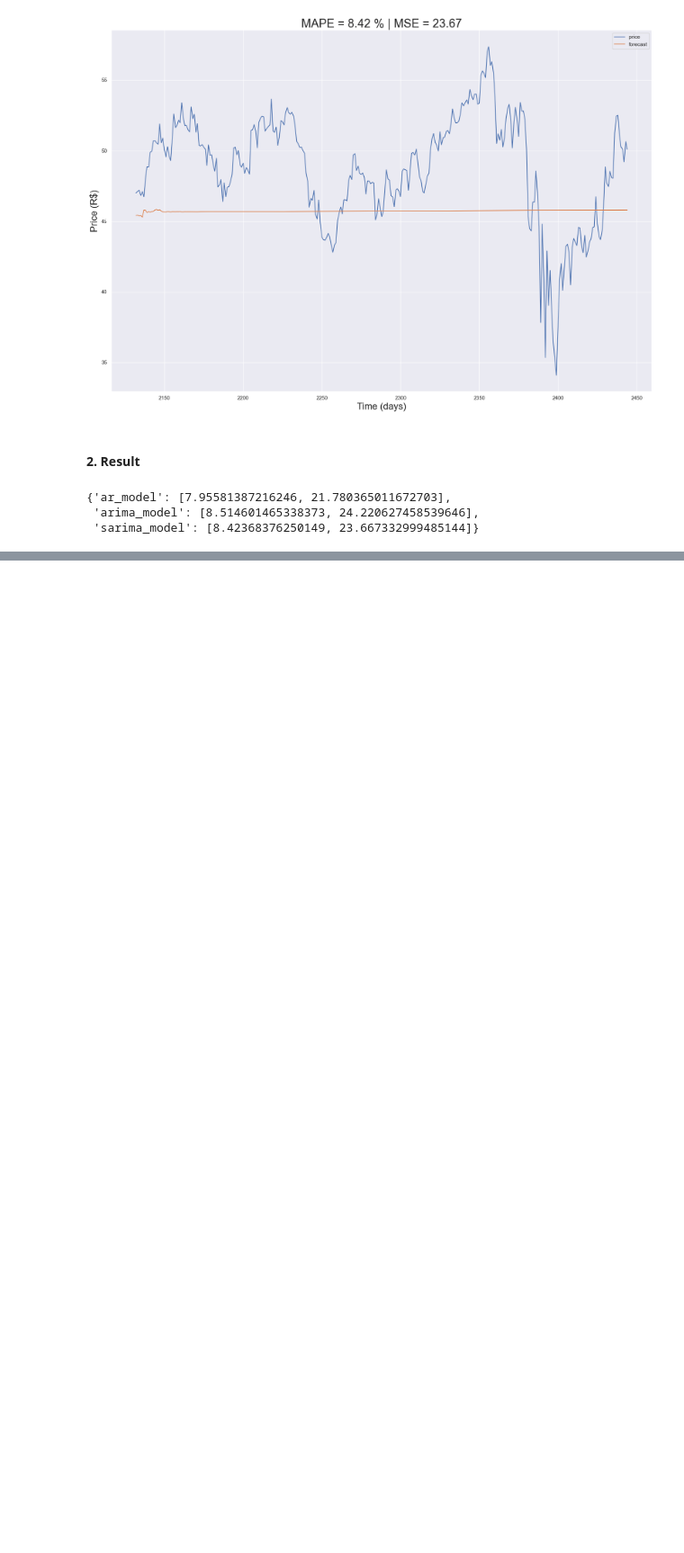
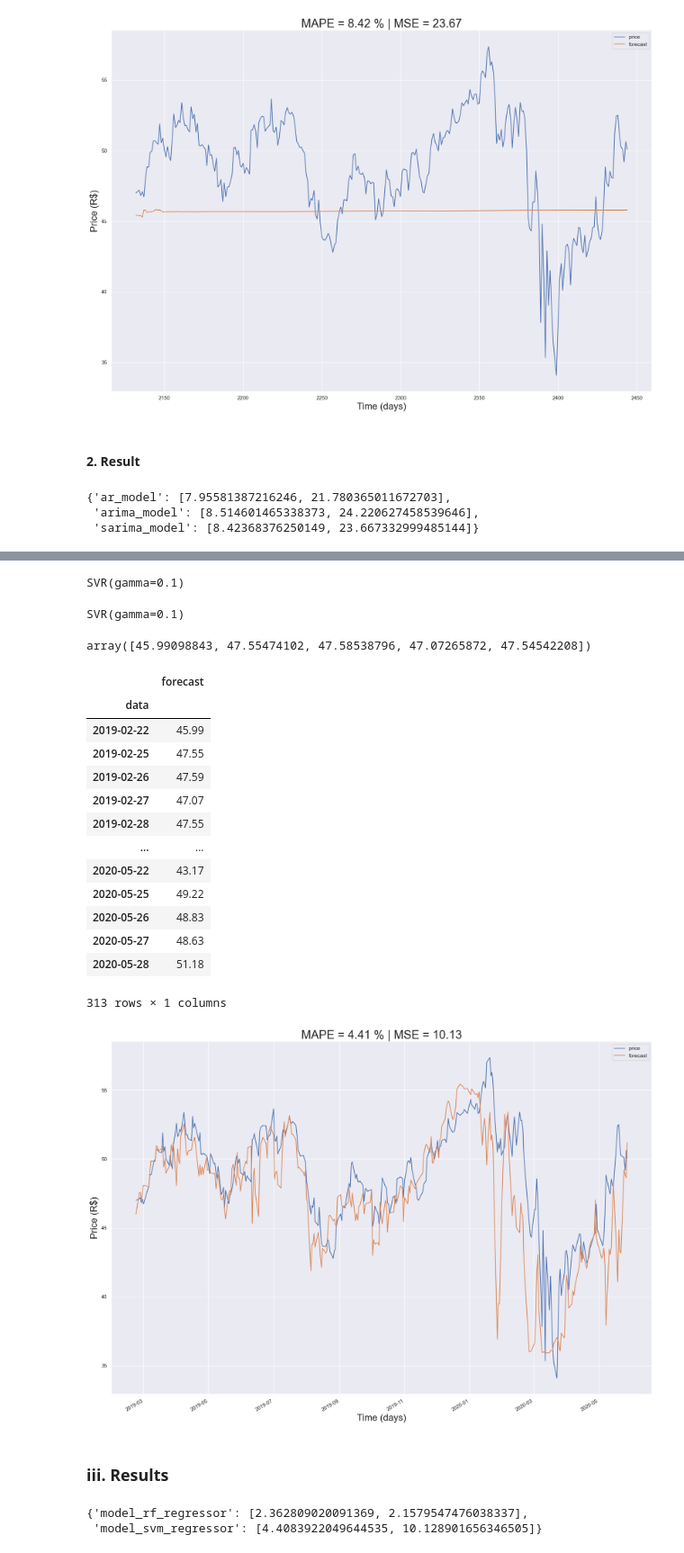
Before and after one commit to shubham8all/Time-Series-Data-Forecasting---StockMarket, a Jupyter notebook: notebooks/Preprocessing and Data Exploration.ipynb, the cells around one changed output, grey strips where cells are left out. Shown at 90% size. Saved outputs shown, nothing was run; the diff lists cells and outputs as text; code cells hidden in the pictures; blank space fills up the shorter version.

```diff
--- a/notebooks/Preprocessing and Data Exploration.ipynb
+++ b/notebooks/Preprocessing and Data Exploration.ipynb
@@ -1193,0 +1418,40 @@ dict_results
+# %%
+from sklearn.svm import SVR
+model_svm_regressor = SVR(kernel='rbf', gamma= 0.1)
+model_svm_regressor
+# %% [output]
+SVR(gamma=0.1)
+# %%
+model_svm_regressor.fit(X_train, y_train)
+# %% [output]
+SVR(gamma=0.1)
+# %%
+y_pred_svm_regressor = model_svm_regressor.predict(X_test)
+y_pred_svm_regressor[:5]
+# %% [output]
+array([45.99098843, 47.55474102, 47.58538796, 47.07265872, 47.54542208])
+# %%
+show_result_model(df_test=y_test, y_forecast=y_pred_svm_regressor, model_name='model_svm_regressor', dict_results=dict_results)
+# %% [output]
+|  | forecast |
+| data |  |
+| 2019-02-22 | 45.99 |
+| 2019-02-25 | 47.55 |
+| 2019-02-26 | 47.59 |
+| 2019-02-27 | 47.07 |
+| 2019-02-28 | 47.55 |
+| ... | ... |
+| 2020-05-22 | 43.17 |
+| 2020-05-25 | 49.22 |
+| 2020-05-26 | 48.83 |
+| 2020-05-27 | 48.63 |
+| 2020-05-28 | 51.18 |
+313 rows × 1 columns
+[figure, added]
+# %% [markdown]
+### **iii. Results**
+# %%
+dict_results
+# %% [output]
+{'model_rf_regressor': [2.362809020091369, 2.1579547476038337],
+ 'model_svm_regressor': [4.4083922049644535, 10.128901656346505]}
```
Also changed, not shown: parts of 24 cells of this notebook.
